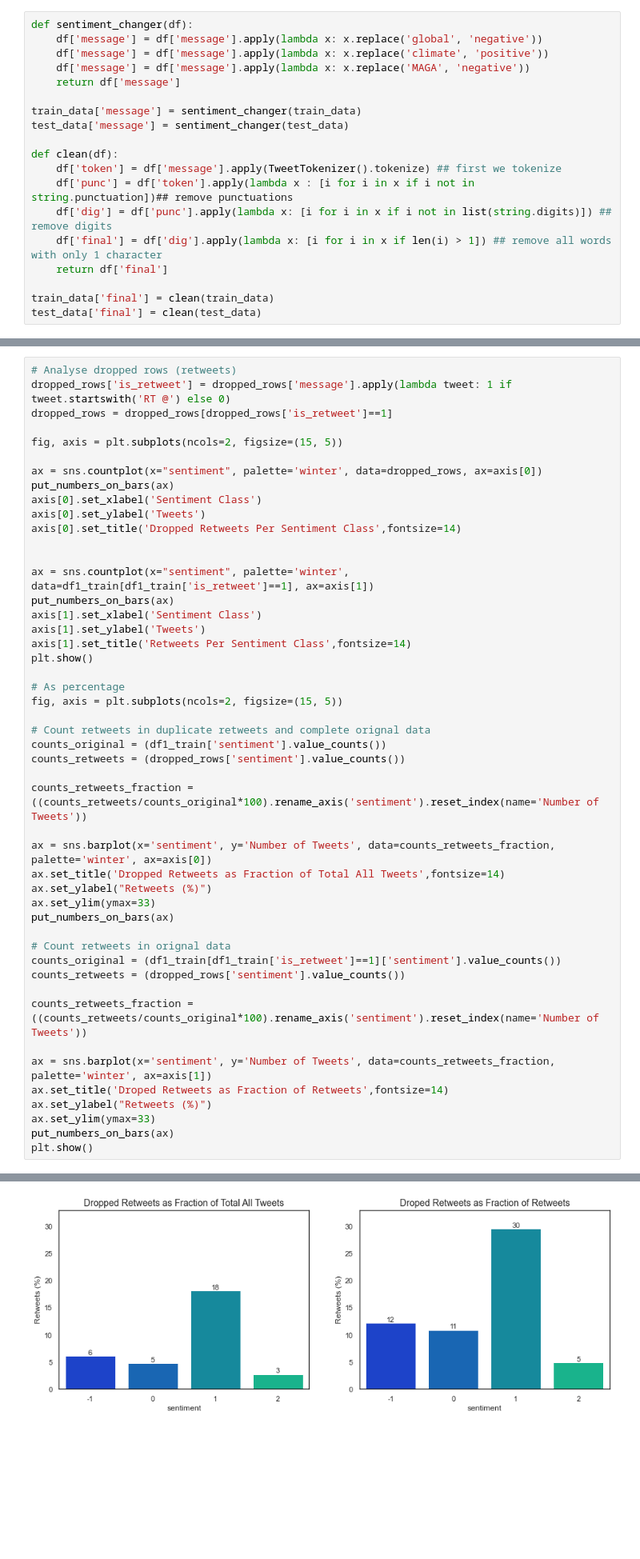
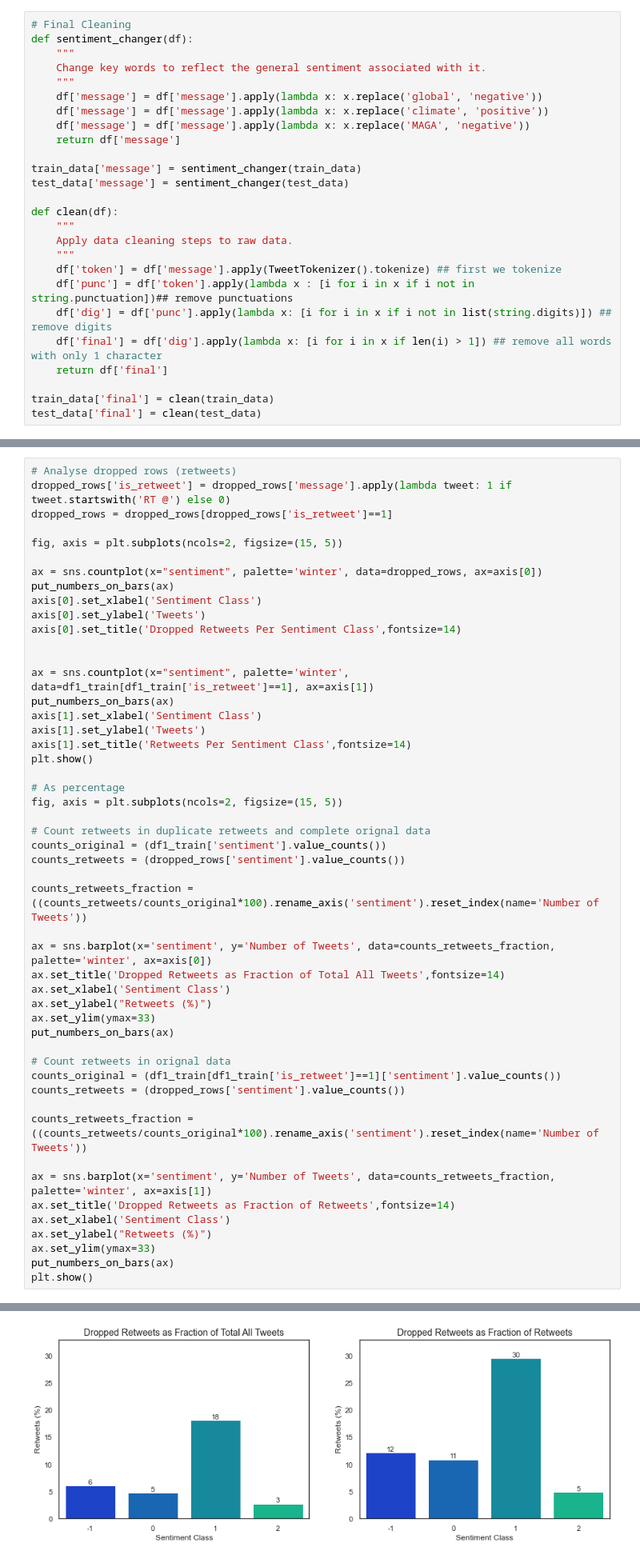
Before and after one commit to Lizette95/Team_RM5_ClassificationPredict_Notebook, a Jupyter notebook: Team_RM5_ClassificationNotebook.ipynb, the cells around one changed output, grey strips where cells are left out. Shown at 80% size. Cells and saved outputs as stored; diff of their text form; blank space fills up the shorter version.

```diff
--- a/Team_RM5_ClassificationNotebook.ipynb
+++ b/Team_RM5_ClassificationNotebook.ipynb
@@ -225,5 +216,9 @@ We remove the punctuation and digits from the data
 # %%
+# Final Cleaning
 def sentiment_changer(df):
+    """
+    Change key words to reflect the general sentiment associated with it.
+    """
     df['message'] = df['message'].apply(lambda x: x.replace('global', 'negative'))
     df['message'] = df['message'].apply(lambda x: x.replace('climate', 'positive'))
     df['message'] = df['message'].apply(lambda x: x.replace('MAGA', 'negative'))
@@ -233,6 +228,9 @@ train_data['message'] = sentiment_changer(train_data)
 test_data['message'] = sentiment_changer(test_data)
 
 def clean(df):
+    """
+    Apply data cleaning steps to raw data.
+    """
     df['token'] = df['message'].apply(TweetTokenizer().tokenize) ## first we tokenize
     df['punc'] = df['token'].apply(lambda x : [i for i in x if i not in string.punctuation])## remove punctuations
     df['dig'] = df['punc'].apply(lambda x: [i for i in x if i not in list(string.digits)]) ## remove digits
@@ -1093,35 +1081,37 @@ axis[1].set_title('Retweets Per Sentiment Class',fontsize=14)
 plt.show()
 
 # As percentage
 fig, axis = plt.subplots(ncols=2, figsize=(15, 5))
 
 # Count retweets in duplicate retweets and complete orignal data
 counts_original = (df1_train['sentiment'].value_counts())
 counts_retweets = (dropped_rows['sentiment'].value_counts())
 
 counts_retweets_fraction = ((counts_retweets/counts_original*100).rename_axis('sentiment').reset_index(name='Number of Tweets'))
 
 ax = sns.barplot(x='sentiment', y='Number of Tweets', data=counts_retweets_fraction, palette='winter', ax=axis[0])
 ax.set_title('Dropped Retweets as Fraction of Total All Tweets',fontsize=14)
+ax.set_xlabel('Sentiment Class')
 ax.set_ylabel("Retweets (%)")
 ax.set_ylim(ymax=33)
 put_numbers_on_bars(ax)
 
 # Count retweets in orignal data
 counts_original = (df1_train[df1_train['is_retweet']==1]['sentiment'].value_counts())
 counts_retweets = (dropped_rows['sentiment'].value_counts())
 
 counts_retweets_fraction = ((counts_retweets/counts_original*100).rename_axis('sentiment').reset_index(name='Number of Tweets'))
 
 ax = sns.barplot(x='sentiment', y='Number of Tweets', data=counts_retweets_fraction, palette='winter', ax=axis[1])
-ax.set_title('Droped Retweets as Fraction of Retweets',fontsize=14)
+ax.set_title('Dropped Retweets as Fraction of Retweets',fontsize=14)
+ax.set_xlabel('Sentiment Class')
 ax.set_ylabel("Retweets (%)")
 ax.set_ylim(ymax=33)
 put_numbers_on_bars(ax)
 plt.show()
 # %% [output]
 [figure]
-[figure, old version]
+[figure, new version]
 # %% [markdown]
 <a id="preprocessing"></a>
 ## 5. Data Preprocessing
```
Also changed, not shown: parts of 126 cells of this notebook.
